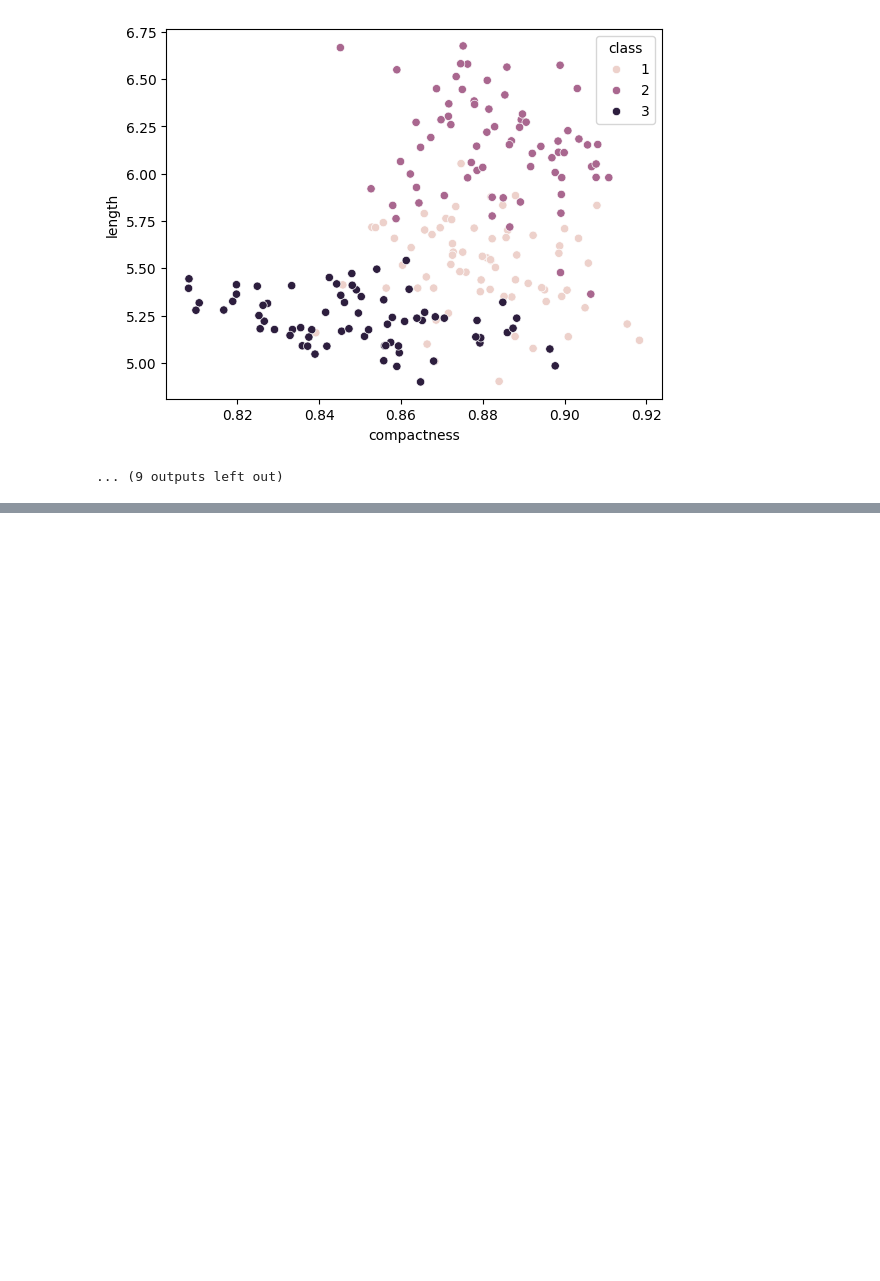
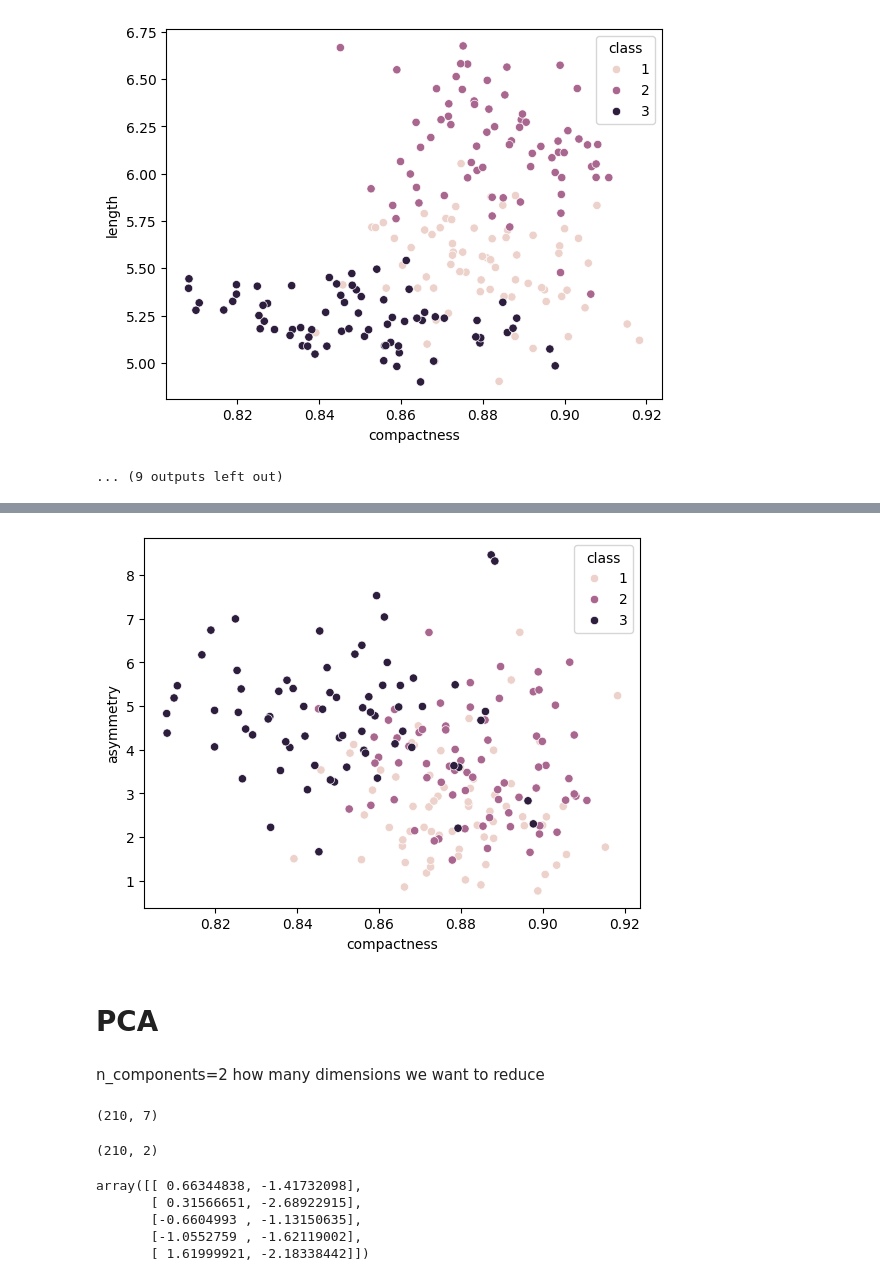
Before and after one commit to prajwalp111/ML, a Jupyter notebook: wheat_seed_ml/Wheat_seed.ipynb, the cells around one changed output, grey strips where cells are left out. Drawn from its saved outputs; the diff is of its cells as text; code cells hidden in the pictures; blank space fills up the shorter version.

```diff
--- a/wheat_seed_ml/Wheat_seed.ipynb
+++ b/wheat_seed_ml/Wheat_seed.ipynb
@@ -40,0 +143,8 @@ for i in range(len(cols)-1):
+# %%
+# k means for original classes
+sb.scatterplot(x=x, y=y, data=df, hue='class')
+plt.show()
+# %% [output]
+[figure, added]
+# %% [markdown]
+# PCA
@@ -40,0 +154,18 @@ for i in range(len(cols)-1):
+# %% [markdown]
+n_components=2  how many dimensions we want to reduce
+# %%
+X.shape
+# %% [output]
+(210, 7)
+# %%
+transformed_x.shape
+# %% [output]
+(210, 2)
+# %%
+transformed_x[:5]
+# %% [output]
+array([[ 0.66344838, -1.41732098],
+       [ 0.31566651, -2.68922915],
+       [-0.6604993 , -1.13150635],
+       [-1.0552759 , -1.62119002],
+       [ 1.61999921, -2.18338442]])
```
Also changed, not shown: parts of 28 cells of this notebook.
